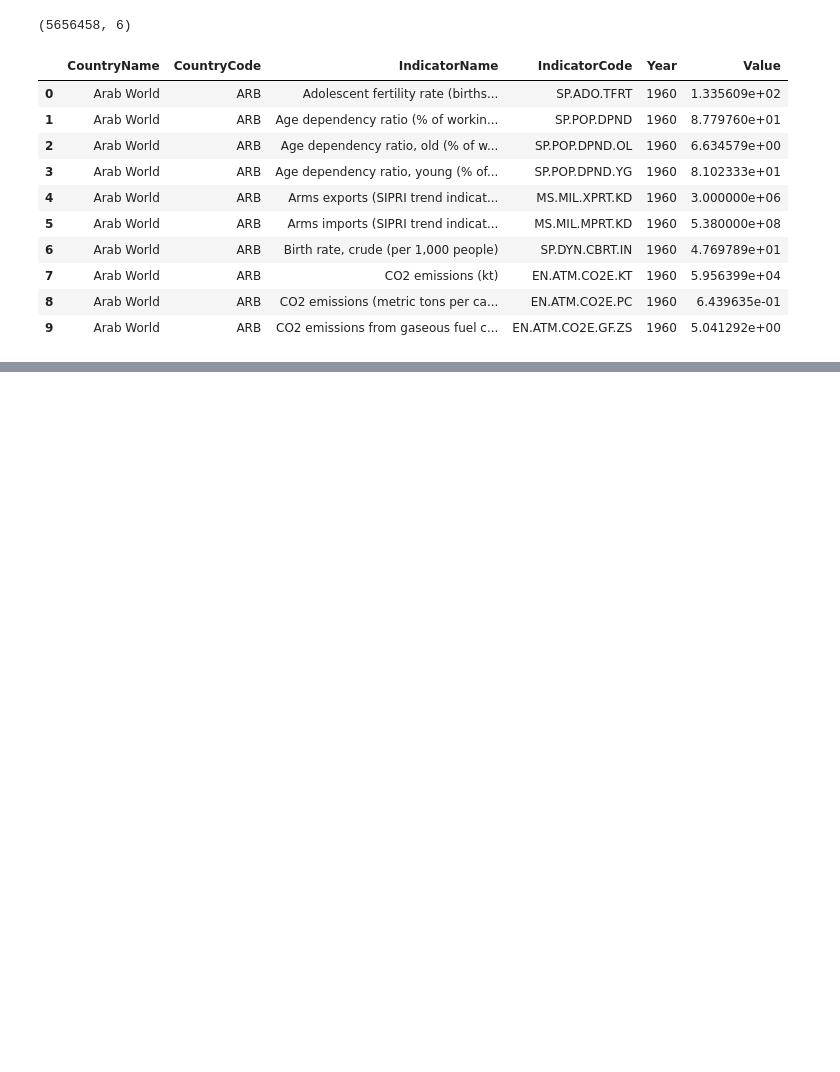
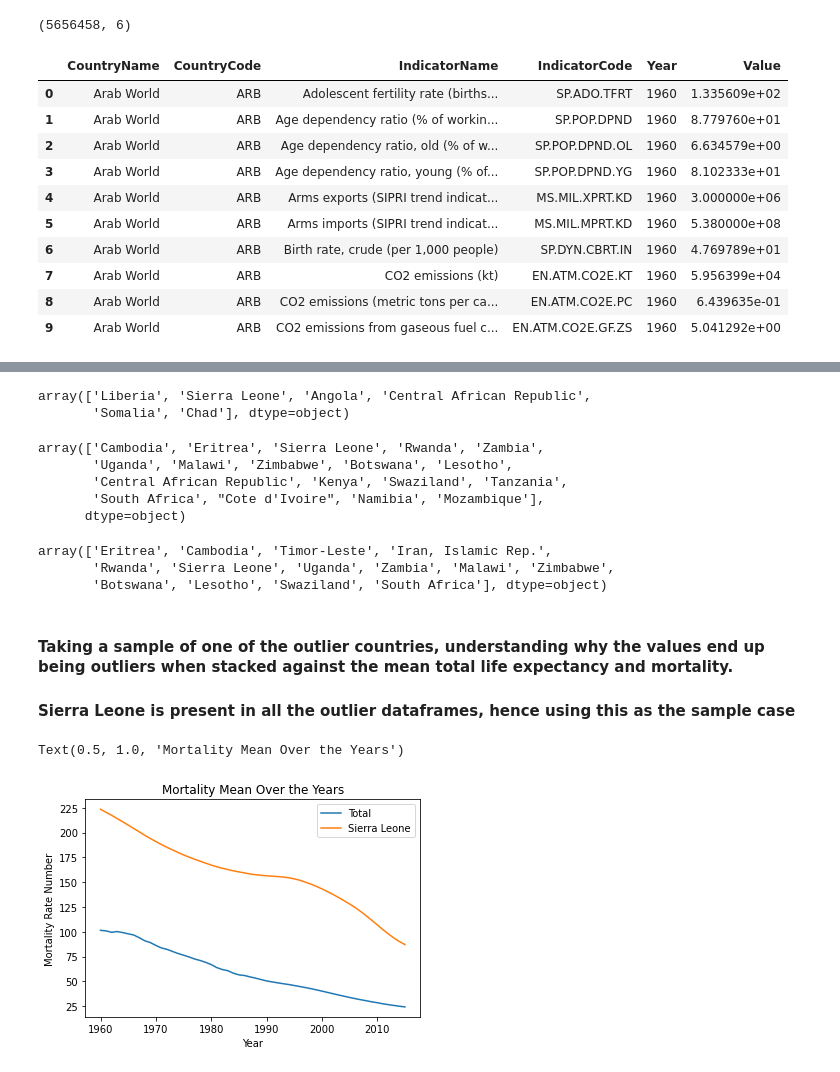
Before and after one commit to sahasraiyer/WDI_Data_Analysis, a Jupyter notebook: WDI_Project.ipynb, the cells around one changed output, grey strips where cells are left out. Drawn from its saved outputs; the diff is of its cells as text; code cells hidden in the pictures; blank space fills up the shorter version.

```diff
--- a/WDI_Project.ipynb
+++ b/WDI_Project.ipynb
@@ -157,0 +231,39 @@ life_expectancy_total_outliers
+# %%
+#Checking unique countries present in the outlier dataframe for total population
+mortality_rate_total_outliers['CountryName'].unique()
+# %% [output]
+array(['Liberia', 'Sierra Leone', 'Angola', 'Central African Republic',
+       'Somalia', 'Chad'], dtype=object)
+# %%
+#Checking unique countries present in the outlier dataframe for female population
+mortality_rate_f_outliers['CountryName'].unique()
+# %% [output]
+array(['Cambodia', 'Eritrea', 'Sierra Leone', 'Rwanda', 'Zambia',
+       'Uganda', 'Malawi', 'Zimbabwe', 'Botswana', 'Lesotho',
+       'Central African Republic', 'Kenya', 'Swaziland', 'Tanzania',
+       'South Africa', "Cote d'Ivoire", 'Namibia', 'Mozambique'],
+      dtype=object)
+# %%
+#Checking unique countries present in the outlier dataframe for male population
+mortality_rate_m_outliers['CountryName'].unique()
+# %% [output]
+array(['Eritrea', 'Cambodia', 'Timor-Leste', 'Iran, Islamic Rep.',
+       'Rwanda', 'Sierra Leone', 'Uganda', 'Zambia', 'Malawi', 'Zimbabwe',
+       'Botswana', 'Lesotho', 'Swaziland', 'South Africa'], dtype=object)
+# %% [markdown]
+#### Taking a sample of one of the outlier countries, understanding why the values end up being outliers when stacked against the mean total life expectancy and mortality.
+#### Sierra Leone is present in all the outlier dataframes, hence using this as the sample case
+# %%
+#Filtering the mortality rate for only Sierra Leone, for all years
+mortality_rate_sl = mortality_rate_total[mortality_rate_total['CountryName'] == "Sierra Leone"]
+# %%
+#Plotting mortality rate of Sierra Leone against the mean for all years
+mortality_rate_total.groupby('Year')['Value'].mean().plot(label="Total")
+mortality_rate_sl.groupby('Year')['Value'].mean().plot(label="Sierra Leone")
+plt.xlabel("Year")
+plt.ylabel("Mortality Rate Number")
+plt.legend()
+plt.title("Mortality Mean Over the Years")
+# %% [output]
+Text(0.5, 1.0, 'Mortality Mean Over the Years')
+[figure, added]
```
Also changed, not shown: parts of 74 cells of this notebook.
